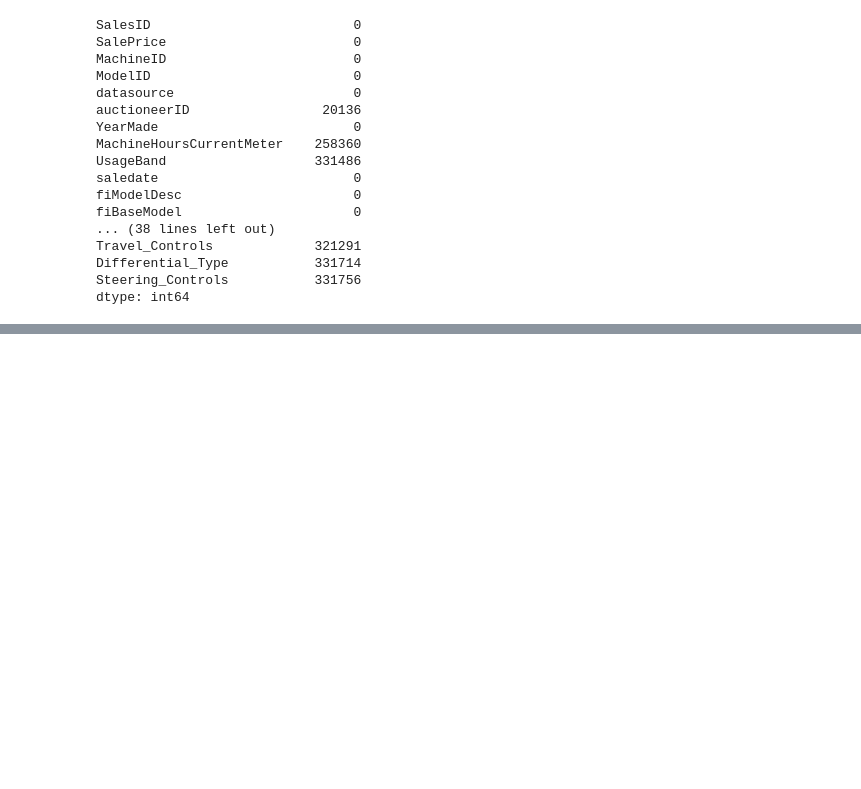
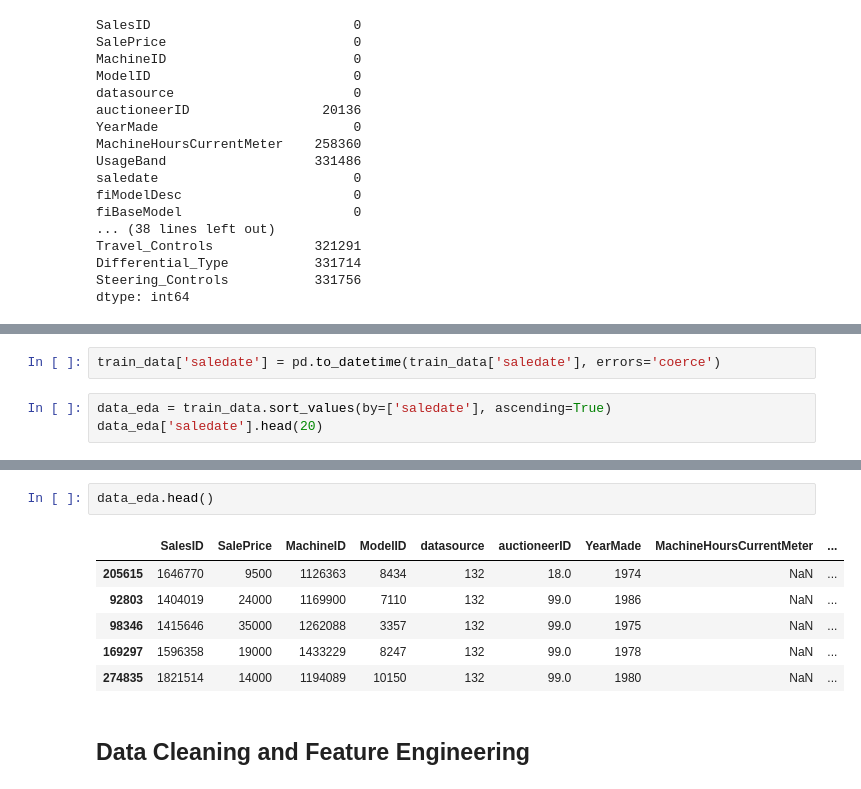
Before and after one commit to tangani/Blue-Book-for-Bulldozers, a Jupyter notebook: Blue_Book_for_Bulldozers.ipynb, the cells around one changed output, grey strips where cells are left out. Cells and saved outputs as stored; diff of their text form; blank space fills up the shorter version.

```diff
--- a/Blue_Book_for_Bulldozers.ipynb
+++ b/Blue_Book_for_Bulldozers.ipynb
@@ -92,3 +99,8 @@ train_data.describe()
 | 50% | 1.639422e+06 | 24000.000000 | 1.279490e+06 | 4604.000000 | 132.000000 | 2.000000 | 1995.000000 | 0.000000e+00 |
 | 75% | 2.242707e+06 | 40000.000000 | 1.468067e+06 | 8724.000000 | 136.000000 | 4.000000 | 2000.000000 | 3.025000e+03 |
 | max | 6.333342e+06 | 142000.000000 | 2.486330e+06 | 37198.000000 | 172.000000 | 99.000000 | 2013.000000 | 2.483300e+06 |
+# %%
+train_data['saledate'] = pd.to_datetime(train_data['saledate'], errors='coerce')
+# %%
+data_eda = train_data.sort_values(by=['saledate'], ascending=True)
+data_eda['saledate'].head(20)
@@ -94,0 +134,11 @@ train_data.describe()
+# %%
+data_eda.head()
+# %% [output]
+|  | SalesID | SalePrice | MachineID | ModelID | datasource | auctioneerID | YearMade | MachineHoursCurrentMeter | ... |
+| 205615 | 1646770 | 9500 | 1126363 | 8434 | 132 | 18.0 | 1974 | NaN | ... |
+| 92803 | 1404019 | 24000 | 1169900 | 7110 | 132 | 99.0 | 1986 | NaN | ... |
+| 98346 | 1415646 | 35000 | 1262088 | 3357 | 132 | 99.0 | 1975 | NaN | ... |
+| 169297 | 1596358 | 19000 | 1433229 | 8247 | 132 | 99.0 | 1978 | NaN | ... |
+| 274835 | 1821514 | 14000 | 1194089 | 10150 | 132 | 99.0 | 1980 | NaN | ... |
+# %% [markdown]
+## Data Cleaning and Feature Engineering
```
Also changed, not shown: parts of 16 cells of this notebook.
